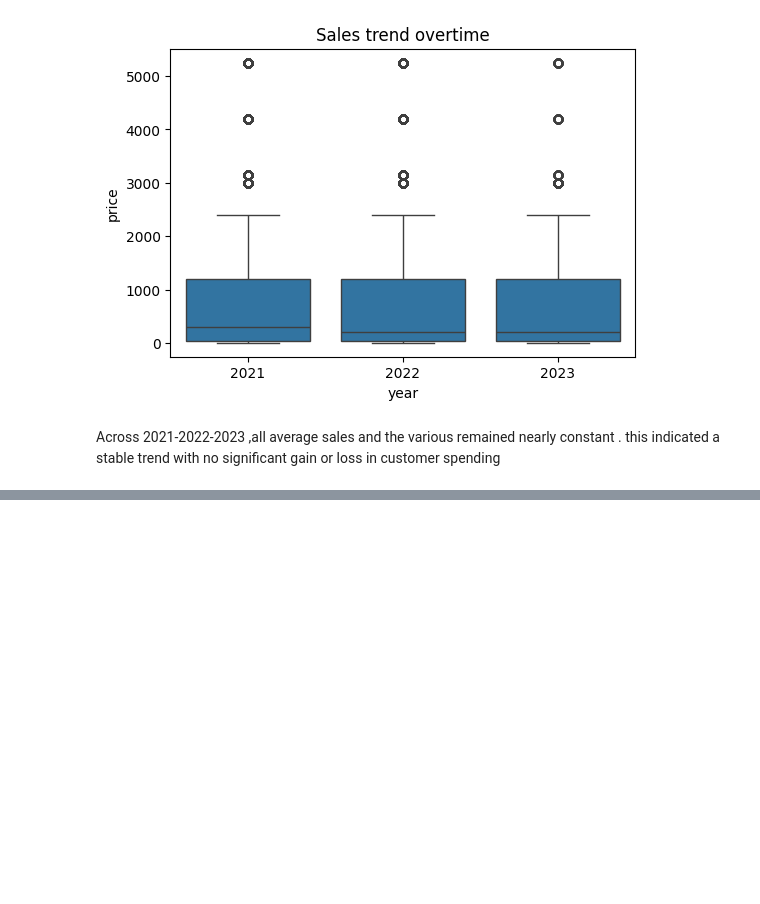
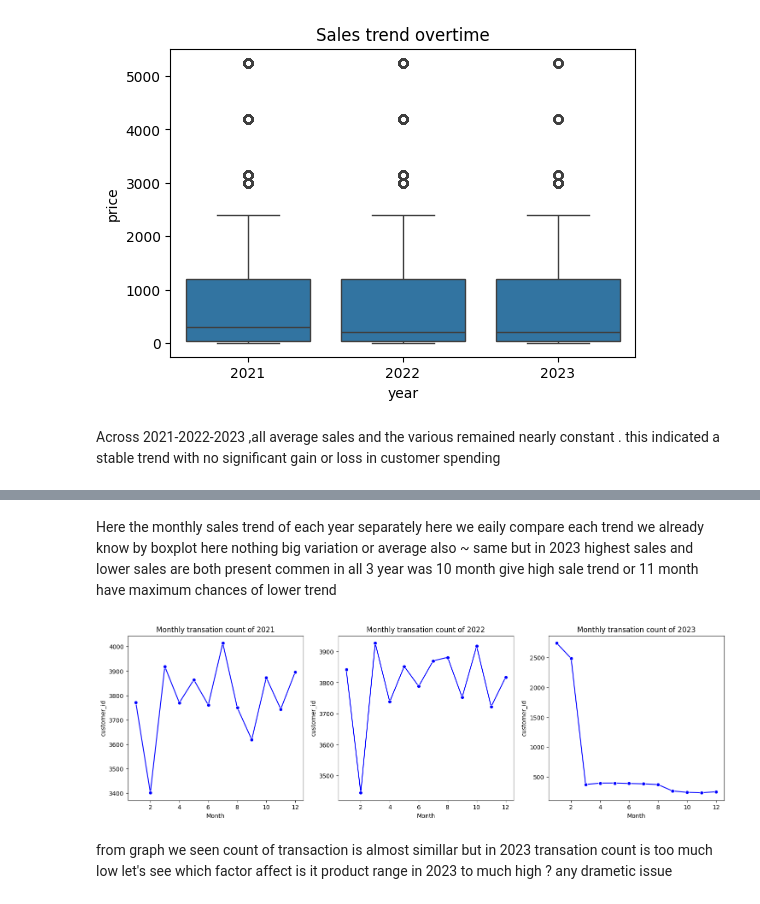
Before and after one commit to Tanishkachakole/coustomer_shopping_behaviour, a Jupyter notebook: ShoppingEDA.ipynb, the cells around one changed output, grey strips where cells are left out. Drawn from its saved outputs; the diff is of its cells as text; code cells hidden in the pictures; blank space fills up the shorter version.

```diff
--- a/ShoppingEDA.ipynb
+++ b/ShoppingEDA.ipynb
@@ -184,0 +205,21 @@ this indicated a stable trend with no significant gain or loss in customer spend
+# %% [markdown]
+Here the monthly sales trend of each year separately here we eaily compare each trend
+we already know by boxplot here nothing big variation or average also ~ same but
+in 2023 highest sales and lower sales are both present
+commen in all 3 year was 10 month give high sale trend or 11 month have maximum chances of lower trend
+# %%
+monthly_sales=df.groupby(["year","Month"])["customer_id"].count().reset_index()
+years=[2021,2022,2023]
+fig,axes=plt.subplots(1,3,figsize=(18,5))
+for i ,year in enumerate(years):
+    data_year=monthly_sales[monthly_sales['year']==year]
+    sns.lineplot(data=data_year,x="Month",y="customer_id",color='b',marker="o",ax=axes[i])
+    axes[i].set_title(f"Monthly transation count of {year}")
+# %% [output]
+[figure, added]
+# %% [markdown]
+from graph we seen count of transaction is almost simillar but in 2023
+transation count is too much low
+let's see which factor affect
+is it product range in 2023 to much high ?
+any drametic issue
```
Also changed, not shown: parts of 33 cells of this notebook.
